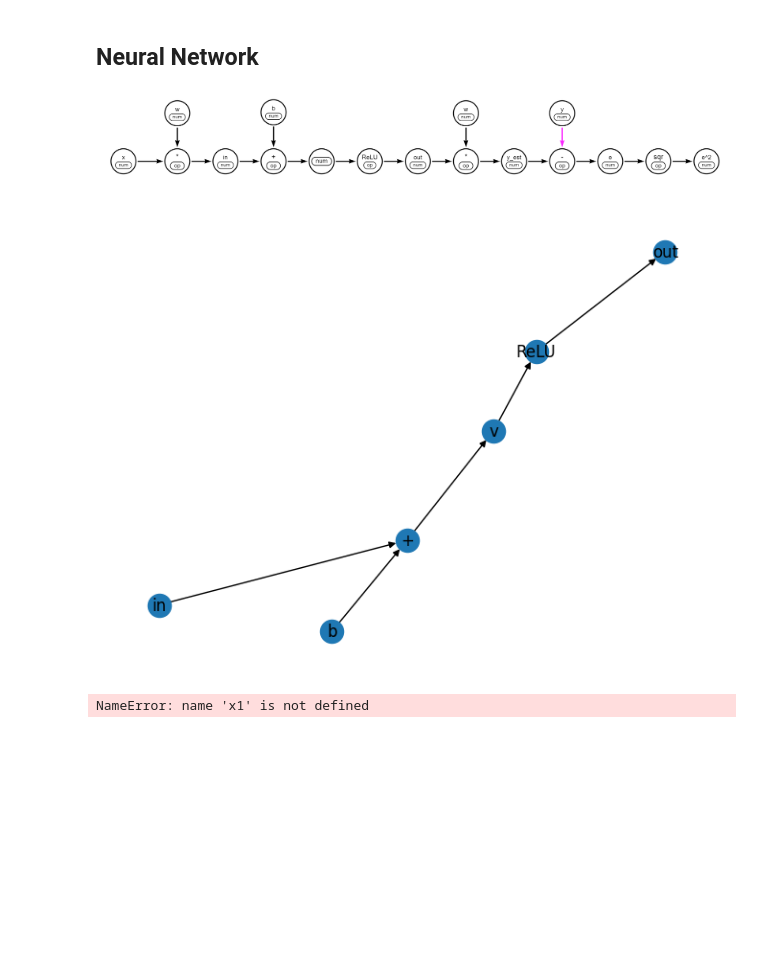
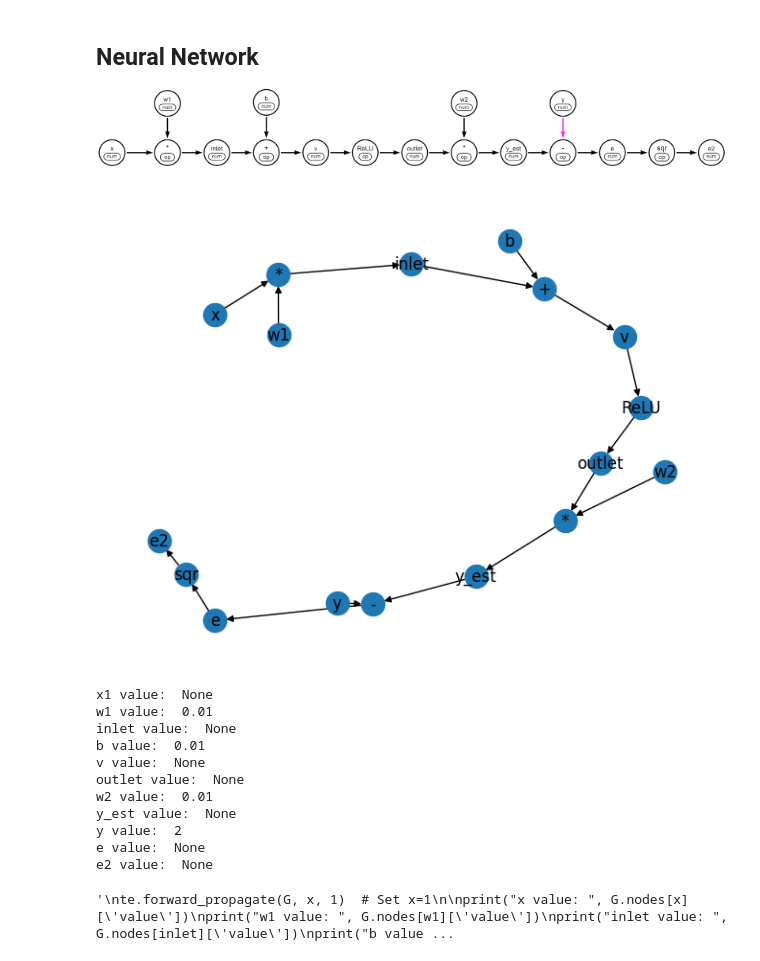
Before and after one commit to trengx/trengx, a Jupyter notebook: notebooks/neural_network.ipynb, the cells around one changed output. Cells and saved outputs as stored; diff of their text form; code cells hidden in the pictures; blank space fills up the shorter version.

```diff
--- a/notebooks/neural_network.ipynb
+++ b/notebooks/neural_network.ipynb
@@ -1,35 +1,91 @@
 # %% [markdown]
 ## Neural Network
-![image.png](attachment:image.png)
+![image-2.png](attachment:image-2.png)
 # %%
 import networkx as nx
 import matplotlib.pyplot as plt
 import numpy as np
 
 import sys
 sys.path.append('../trengx')
 import engine as te
 
 # Create a directed graph
 G = nx.DiGraph()
 G.clear()
 
 n= te.Neuron(G)
-
+inlet, b, v, outlet = n.get_nodes()
+x, w1, _, inlet = te.op2(G, in1_name = 'x', in2_name = 'w1', op_name = '*', out_id = inlet)
+_, w2, _, y_est = te.op2(G, in1_id=outlet, in2_name = 'w2', op_name = '*', out_name = 'y_est')
+y, _, _, e = te.op2(G, in1_name = 'y', in2_id=y_est,  op_name = '-', out_name = 'e')
+_, _, e2 = te.op1(G, in_id=e, op_name='sqr', out_name='e2')
 
 # Create a mapping for the labels
 labels = {node[0]: node[1]['name'] for node in G.nodes(data=True)}
 
 # Draw the graph
 nx.draw(G, labels=labels, with_labels=True)
 
 plt.show()
 # %% [output]
-[figure, old version]
+[figure, new version]
-# %%
-te.forward_propagate(G, x1, 2)
-te.forward_propagate(G, x2, 3)
-te.forward_propagate(G, x2, 4)
-print("v value: ", G.nodes[v]['value'])
-# %% [output]
-NameError: name 'x1' is not defined
+# %%
+G.nodes[w1]['value'] = 0.01
+G.nodes[b]['value'] = 0.01
+G.nodes[w2]['value'] = 0.01
+G.nodes[y]['value'] = 2
+
+
+print("x1 value: ", G.nodes[x]['value'])
+print("w1 value: ", G.nodes[w1]['value'])
+print("inlet value: ", G.nodes[inlet]['value'])
+print("b value: ", G.nodes[b]['value'])
+print("v value: ", G.nodes[v]['value'])
+print("outlet value: ", G.nodes[outlet]['value'])
+print("w2 value: ", G.nodes[w2]['value'])
+print("y_est value: ", G.nodes[y_est]['value'])
+print("y value: ", G.nodes[y]['value'])
+print("e value: ", G.nodes[e]['value'])
+print("e2 value: ", G.nodes[e2]['value'])
+# %% [output]
+x1 value:  None
+w1 value:  0.01
+inlet value:  None
+b value:  0.01
+v value:  None
+outlet value:  None
+w2 value:  0.01
+y_est value:  None
+y value:  2
+e value:  None
+e2 value:  None
+# %%
+
+'''
+te.forward_propagate(G, x, 1)  # Set x=1
+
+print("x value: ", G.nodes[x]['value'])
+print("w1 value: ", G.nodes[w1]['value'])
+print("inlet value: ", G.nodes[inlet]['value'])
+print("b value: ", G.nodes[b]['value'])
+print("v value: ", G.nodes[v]['value'])
+print("outlet value: ", G.nodes[outlet]['value'])
+print("w2 value: ", G.nodes[w2]['value'])
+print("y_est value: ", G.nodes[y_est]['value'])
+print("y value: ", G.nodes[y]['value'])
+print("e value: ", G.nodes[e]['value'])
+print("e2 value: ", G.nodes[e2]['value'])
+print("")
+
+te.backward_propagate(G, e2, 0.01)
+
+print("w2 grad: ", G.nodes[w2]['grad'])
+print("w2 value: ", G.nodes[w2]['value'])
+print("b grad: ", G.nodes[b]['grad'])
+print("b grad: ", G.nodes[b]['value'])
+print("w1 grad: ", G.nodes[w1]['grad'])
+print("w1 value: ", G.nodes[w1]['value'])
+'''
+# %% [output]
+'\nte.forward_propagate(G, x, 1)  # Set x=1\n\nprint("x value: ", G.nodes[x][\'value\'])\nprint("w1 value: ", G.nodes[w1][\'value\'])\nprint("inlet value: ", G.nodes[inlet][\'value\'])\nprint("b value ...
```
Also changed, not shown: parts of 1 cell of this notebook, 2 other files.
